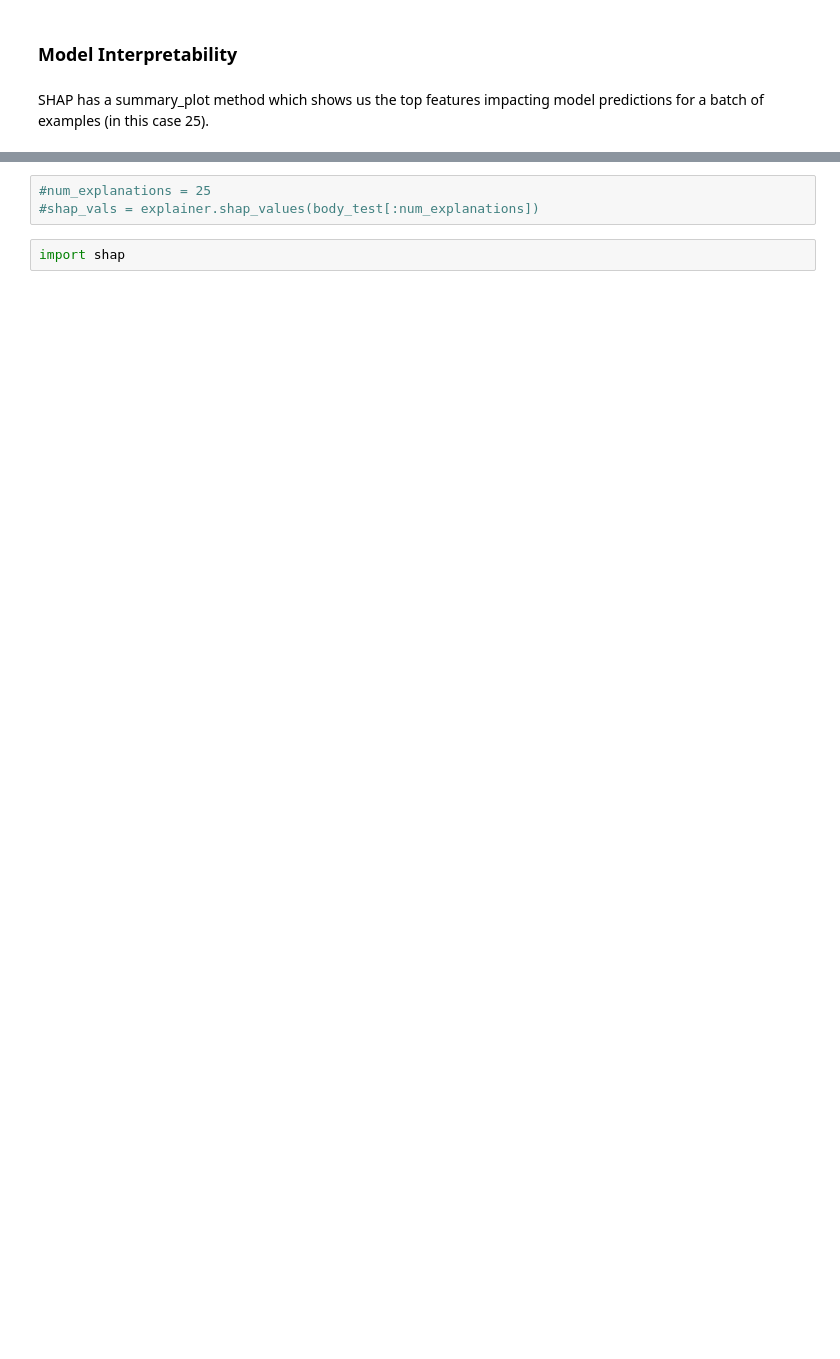
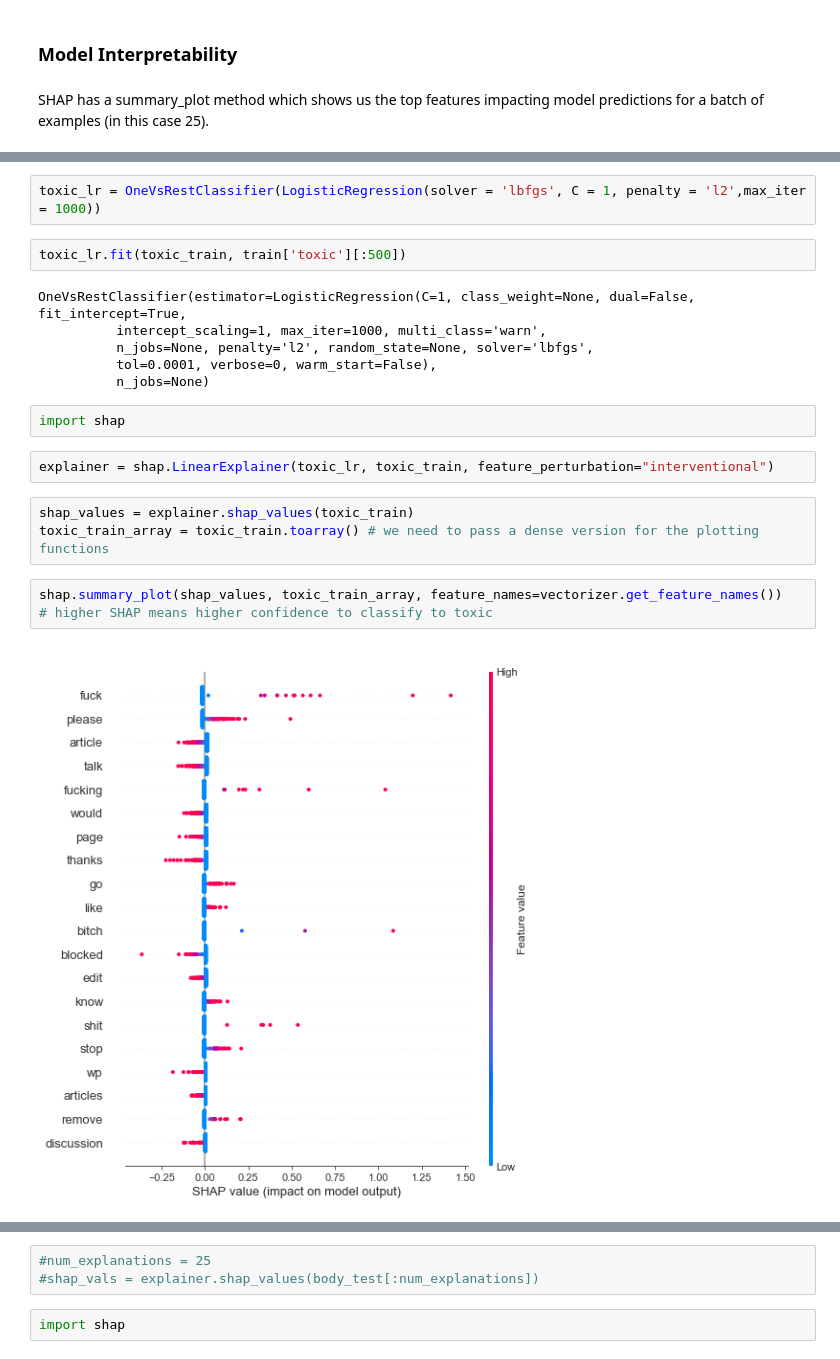
Before and after one commit to dorislin27/toxic_comment_classifier, a Jupyter notebook: classifier_toxic_comment.ipynb, the cells around one changed output, grey strips where cells are left out. Cells and saved outputs as stored; diff of their text form; blank space fills up the shorter version.

```diff
--- a/classifier_toxic_comment.ipynb
+++ b/classifier_toxic_comment.ipynb
@@ -1077,0 +1493,22 @@ attrib_data = X_train[:200] # pass a part of training data
+# %%
+toxic_lr = OneVsRestClassifier(LogisticRegression(solver = 'lbfgs', C = 1, penalty = 'l2',max_iter = 1000))
+# %%
+toxic_lr.fit(toxic_train, train['toxic'][:500])
+# %% [output]
+OneVsRestClassifier(estimator=LogisticRegression(C=1, class_weight=None, dual=False, fit_intercept=True,
+          intercept_scaling=1, max_iter=1000, multi_class='warn',
+          n_jobs=None, penalty='l2', random_state=None, solver='lbfgs',
+          tol=0.0001, verbose=0, warm_start=False),
+          n_jobs=None)
+# %%
+import shap
+# %%
+explainer = shap.LinearExplainer(toxic_lr, toxic_train, feature_perturbation="interventional")
+# %%
+shap_values = explainer.shap_values(toxic_train)
+toxic_train_array = toxic_train.toarray() # we need to pass a dense version for the plotting functions
+# %%
+shap.summary_plot(shap_values, toxic_train_array, feature_names=vectorizer.get_feature_names())
+# higher SHAP means higher confidence to classify to toxic
+# %% [output]
+[figure, added]
```
Also changed, not shown: parts of 78 cells of this notebook.
